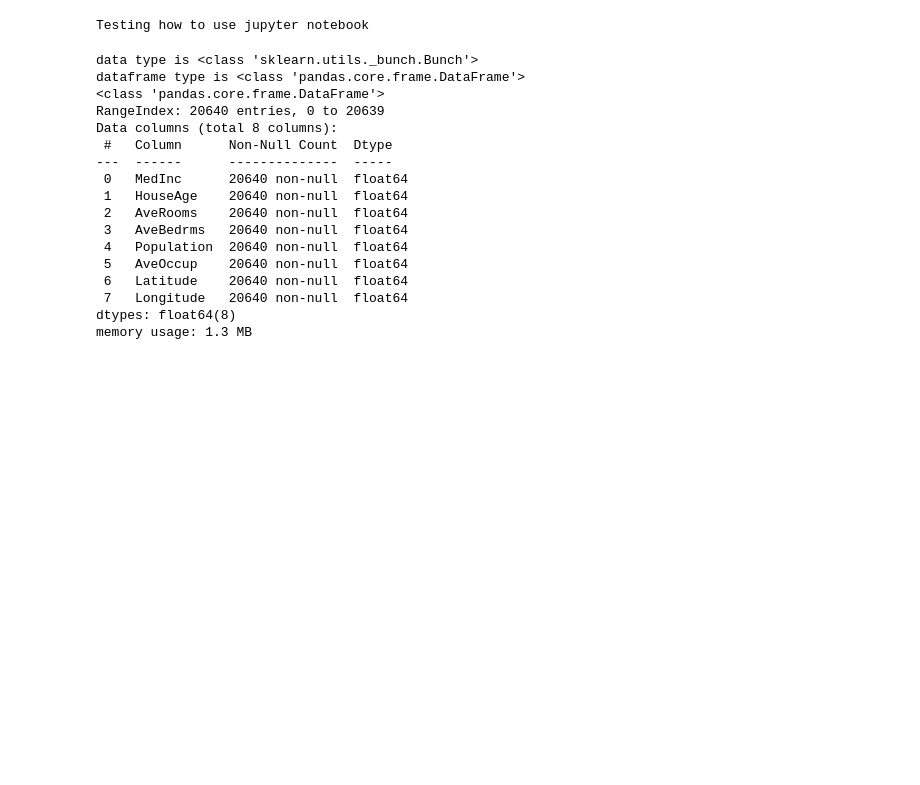
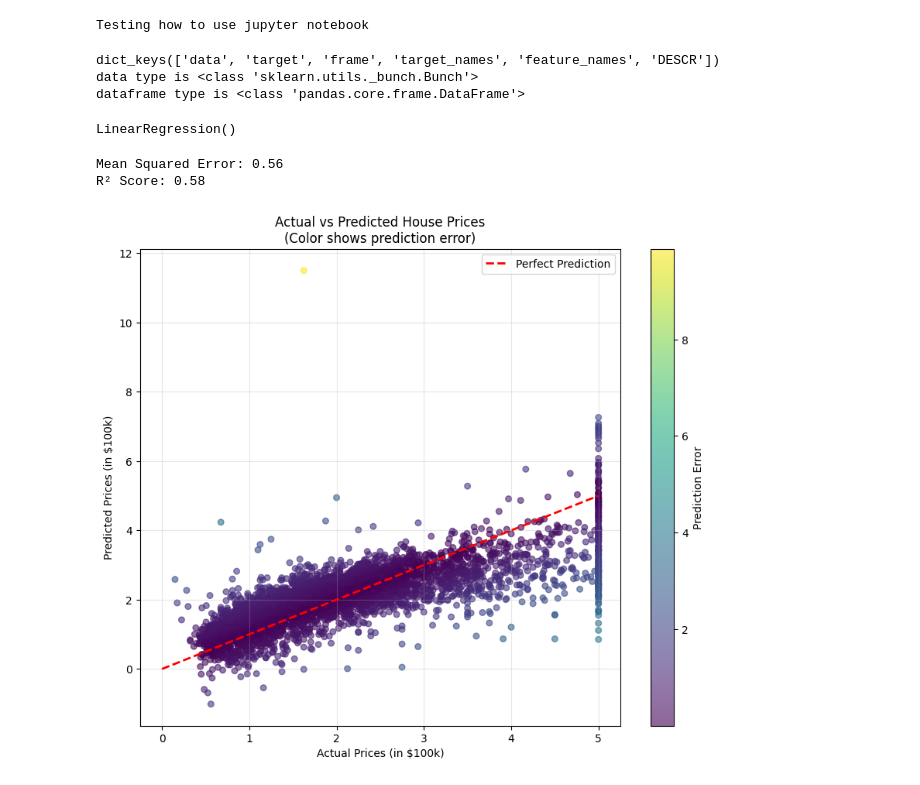
Before and after one commit to Abhibhava/jupyter_notebook, a Jupyter notebook: testing_jupyter.ipynb, the cells around one changed output. Cells and saved outputs as stored; diff of their text form; code cells hidden in the pictures; blank space fills up the shorter version.

Commit message:
completed simple linear regression model

```diff
--- a/testing_jupyter.ipynb
+++ b/testing_jupyter.ipynb
@@ -18,28 +18,61 @@ from sklearn.model_selection import train_test_split
 from sklearn.metrics import mean_squared_error, r2_score
 # %%
 data = fetch_california_housing()
+print(data.keys())
 print(f"data type is {type(data)}")
 
 #convert data into dataframe
 df = pd.DataFrame(data.data, columns=data.feature_names)
 print(f"dataframe type is {type(df)}")
-df.describe()
-df.info()
+# df.describe()
+# df.info()
+# df.head()
+
+df['Target'] = data.target
 # %% [output]
+dict_keys(['data', 'target', 'frame', 'target_names', 'feature_names', 'DESCR'])
 data type is <class 'sklearn.utils._bunch.Bunch'>
 dataframe type is <class 'pandas.core.frame.DataFrame'>
-<class 'pandas.core.frame.DataFrame'>
-RangeIndex: 20640 entries, 0 to 20639
-Data columns (total 8 columns):
- #   Column      Non-Null Count  Dtype
----  ------      --------------  -----
- 0   MedInc      20640 non-null  float64
- 1   HouseAge    20640 non-null  float64
- 2   AveRooms    20640 non-null  float64
- 3   AveBedrms   20640 non-null  float64
- 4   Population  20640 non-null  float64
- 5   AveOccup    20640 non-null  float64
- 6   Latitude    20640 non-null  float64
- 7   Longitude   20640 non-null  float64
-dtypes: float64(8)
-memory usage: 1.3 MB
+# %%
+# split data for training and testing
+
+X = df.drop('Target',axis=1) #means to drop the Target column, as axis=1 represents the column
+Y = df['Target']
+
+X_train,X_test,Y_train,Y_test = train_test_split(X,Y,test_size=0.2,random_state=42)
+# %%
+# training Linear Regression model
+model = LinearRegression()
+
+model.fit(X_train,Y_train)
+# %% [output]
+LinearRegression()
+# %%
+y_pred = model.predict(X_test)
+
+mse = mean_squared_error(Y_test, y_pred)
+r2 = r2_score(Y_test, y_pred)
+
+print(f"Mean Squared Error: {mse:.2f}")
+print(f"R² Score: {r2:.2f}")
+# %% [output]
+Mean Squared Error: 0.56
+R² Score: 0.58
+# %%
+plt.figure(figsize=(10, 8))
+
+# Calculate prediction errors
+errors = np.abs(Y_test - y_pred)
+
+# Create scatter plot with color-coded errors
+scatter = plt.scatter(Y_test, y_pred, c=errors, cmap='viridis', alpha=0.6, s=30)
+plt.colorbar(scatter, label='Prediction Error')
+plt.plot([0, 5], [0, 5], '--r', linewidth=2, label='Perfect Prediction')
+plt.xlabel("Actual Prices (in $100k)")
+plt.ylabel("Predicted Prices (in $100k)")
+plt.title("Actual vs Predicted House Prices\n(Color shows prediction error)")
+plt.grid(True, alpha=0.3)
+plt.legend()
+plt.show()
+# %% [output]
+[figure, added]
```
